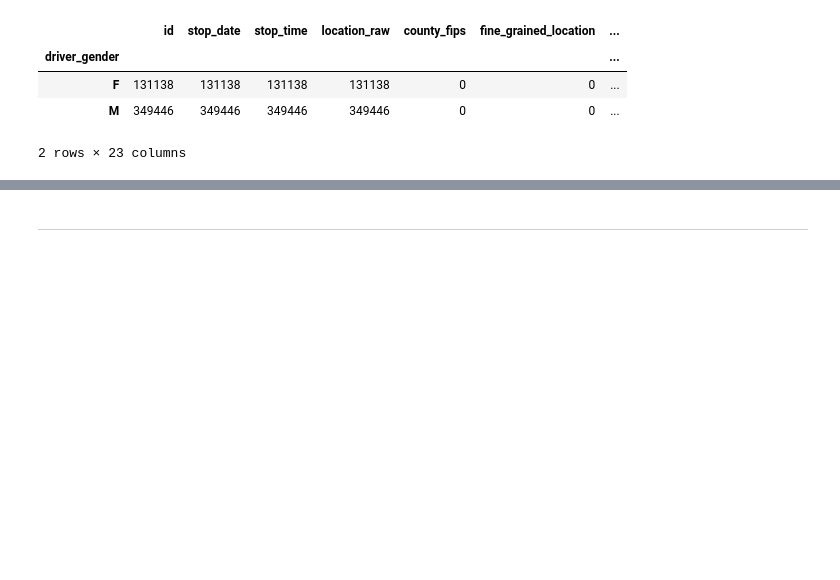
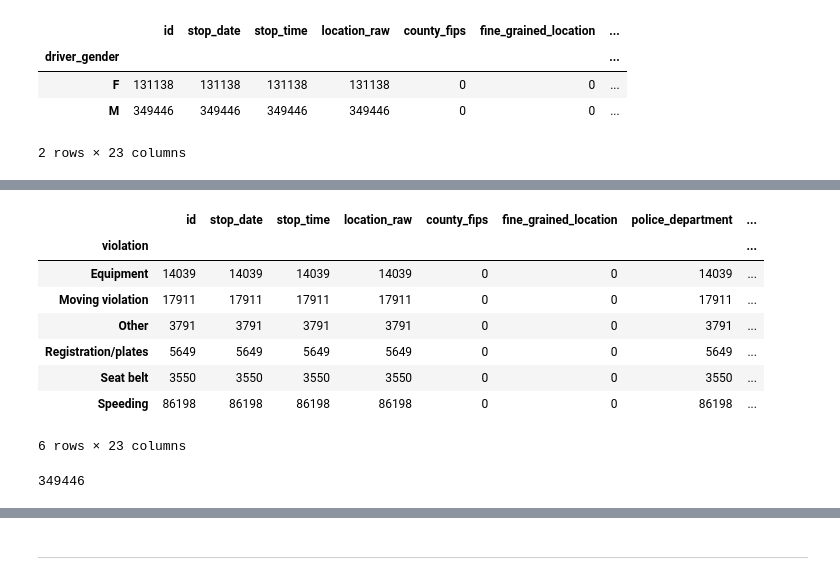
Before and after one commit to Ertugrul-Kurubal/Data-Analysis-With-Python-Projects, a Jupyter notebook: 02-Exploring The Relationship Between Gender And Policing (Student).ipynb, the cells around one changed output, grey strips where cells are left out. Drawn from its saved outputs; the diff is of its cells as text; code cells hidden in the pictures; blank space fills up the shorter version.

```diff
--- a/02-Exploring The Relationship Between Gender And Policing (Student).ipynb
+++ b/02-Exploring The Relationship Between Gender And Policing (Student).ipynb
@@ -117,0 +168,16 @@ df.groupby("driver_gender").count()
+# %%
+df_f.groupby("violation").count()
+# %% [output]
+|  | id | stop_date | stop_time | location_raw | county_fips | fine_grained_location | police_department | ... |
+| violation |  |  |  |  |  |  |  | ... |
+| Equipment | 14039 | 14039 | 14039 | 14039 | 0 | 0 | 14039 | ... |
+| Moving violation | 17911 | 17911 | 17911 | 17911 | 0 | 0 | 17911 | ... |
+| Other | 3791 | 3791 | 3791 | 3791 | 0 | 0 | 3791 | ... |
+| Registration/plates | 5649 | 5649 | 5649 | 5649 | 0 | 0 | 5649 | ... |
+| Seat belt | 3550 | 3550 | 3550 | 3550 | 0 | 0 | 3550 | ... |
+| Speeding | 86198 | 86198 | 86198 | 86198 | 0 | 0 | 86198 | ... |
+6 rows × 23 columns
+# %%
+df_m["violation"].count()
+# %% [output]
+349446
```
Also changed, not shown: parts of 5 cells of this notebook.
